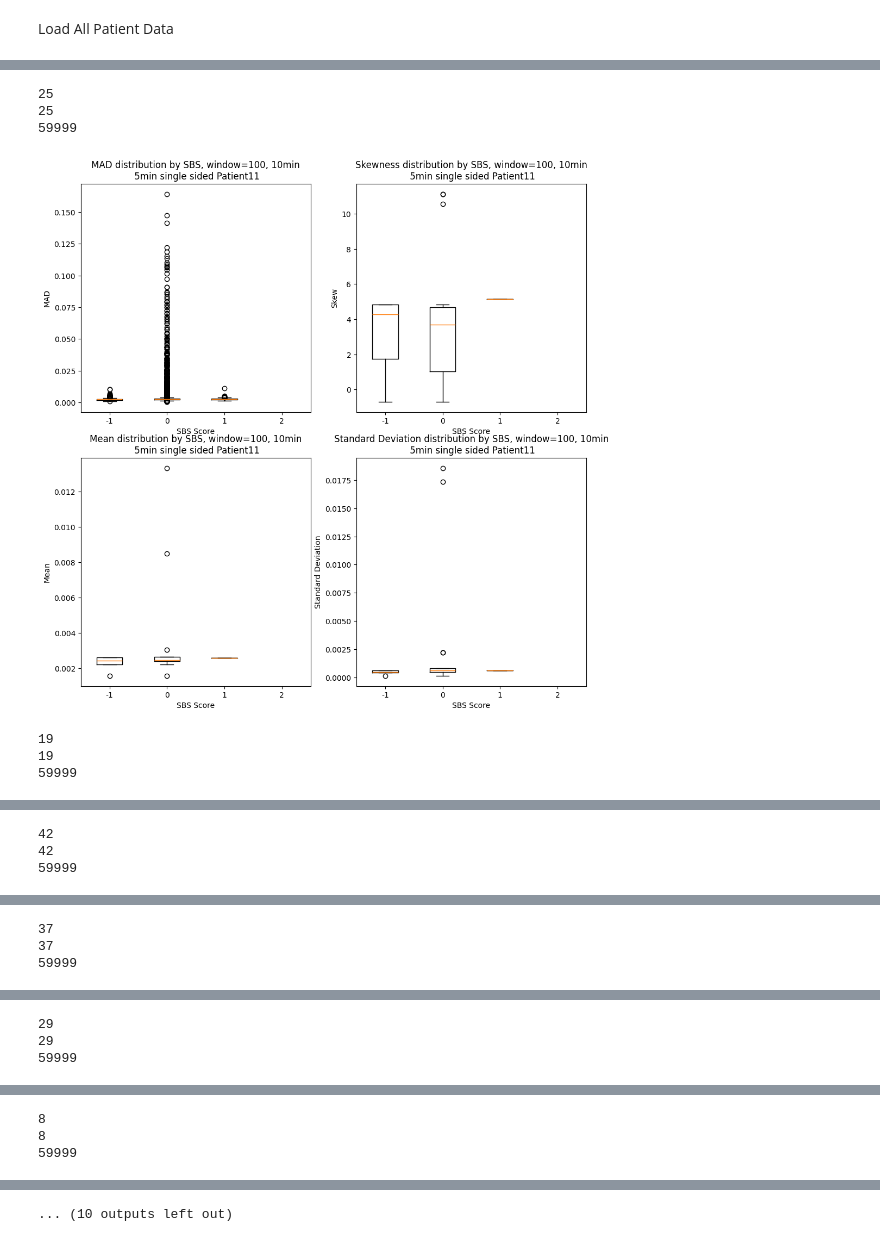
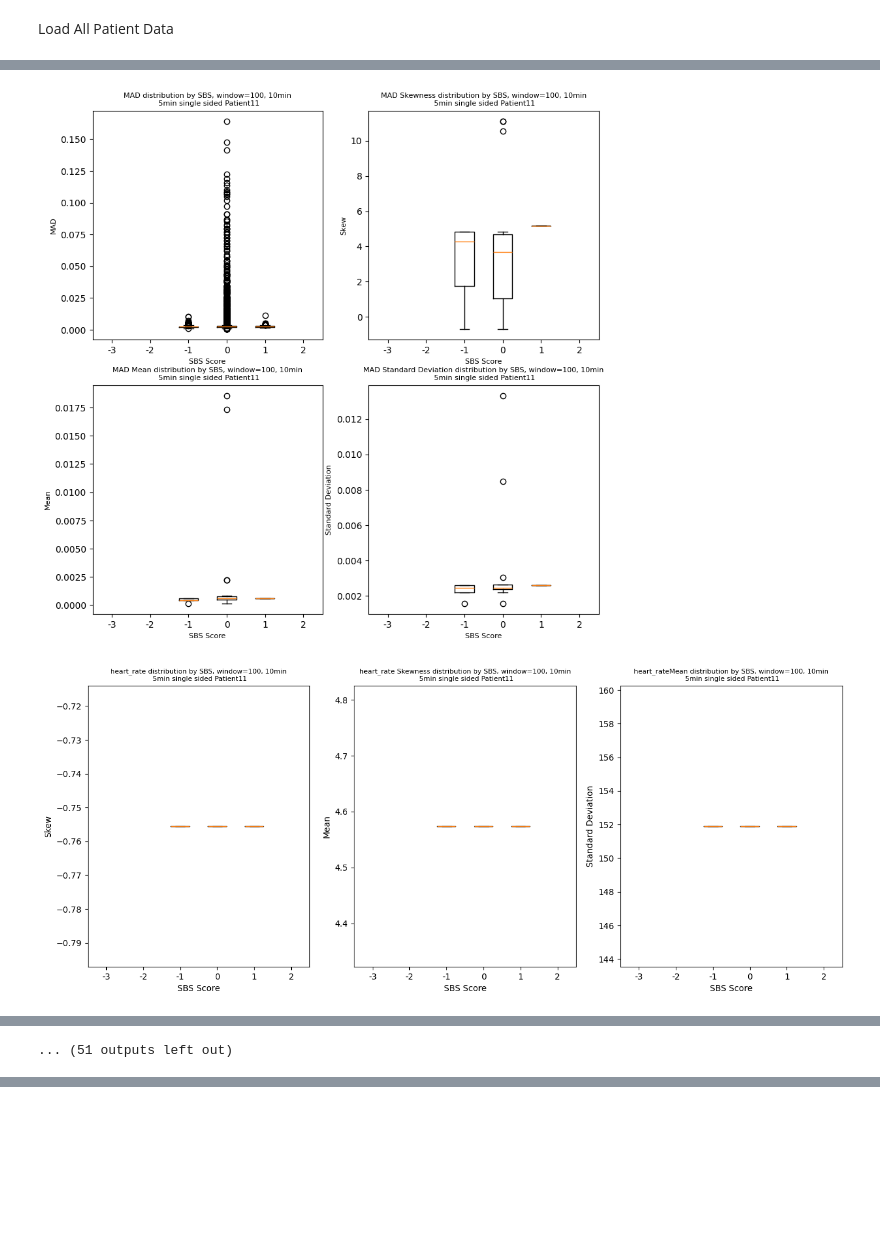
Before and after one commit to fyng/PedAccel, a Jupyter notebook: data_analysis/PythonPipeline/Visualizations/BoxPlots_ALL_Patients.ipynb, the cells around one changed output, grey strips where cells are left out. Cells and saved outputs as stored; diff of their text form; code cells hidden in the pictures; blank space fills up the shorter version.

Commit message:
All vitals plotted

```diff
--- a/data_analysis/PythonPipeline/Visualizations/BoxPlots_ALL_Patients.ipynb
+++ b/data_analysis/PythonPipeline/Visualizations/BoxPlots_ALL_Patients.ipynb
@@ -80,12 +121,13 @@ def report_quartiles(sbs_mad_dict):
 # %% [markdown]
 Load All Patient Data
 # %%
-data_dir = 'C:/Users/sidha/OneDrive/Sid Stuff/PROJECTS/iMEDS Design Team/Data Analysis/PedAccel/data_analysis/PythonPipeline/PatientData'
-
-# data_dir = r'C:\Users\jakes\Documents\DT 6 Analysis\PythonCode\PedAccel\data_analysis\PythonPipeline\PatientData'
 #set params
 slice_size_min = 10
 lead_time = 5
 window_size = 100 #100 is 1 second worth of time
+#data_dir = 'C:/Users/sidha/OneDrive/Sid Stuff/PROJECTS/iMEDS Design Team/Data Analysis/PedAccel/data_analysis/PythonPipeline/PatientData'
+data_dir = r'C:\Users\jakes\Documents\DT 6 Analysis\PythonCode\PedAccel\data_analysis\PythonPipeline\PatientData'
 
-preprocess.load_and_segment_data(data_dir, slice_size_min, lead_time) #take sbs csv and accel gt3x to create a .mat file with vector magnitudes
+#preprocess.load_and_segment_data(data_dir, slice_size_min, lead_time) #take sbs csv and accel gt3x to create a .mat file with vector magnitudes
+
+vitals_list = ['heart_rate','SpO2','respiratory_rate', 'blood_pressure_systolic', 'blood_pressure_mean', 'blood_pressure_diastolic']
@@ -110,21 +134,41 @@ Save to file
 # %%
 #There is no error handling in place, the .mat file must exist
 for patient in os.listdir(data_dir):
         # filter out non-directories
         patient_dir = os.path.join(data_dir, patient)
         if os.path.isdir(patient_dir):
-            data_filepath = os.path.join(patient_dir, f'{patient}_{lead_time}MIN_{slice_size_min - lead_time}MIN.mat')
-        data = loadmat(data_filepath)
-        x_mag = data["x_mag"]
-        sbs = data["sbs"].flatten()
-        print(len(x_mag))
-        print(len(sbs))
-        print(len(x_mag[0]))
-        ax, sbs_mad_dict, sbs_mean_dict, sbs_stdev_dict, sbs_skew_dict = sbs_boxplot(sbs, x_mag, window_size, show_outlier=True)
-        ax[0,0].set_title('MAD distribution by SBS, window=100, 10min\n 5min single sided ' + patient)
-        ax[0,1].set_title('Skewness distribution by SBS, window=100, 10min\n 5min single sided ' + patient)
-        ax[1,0].set_title('Mean distribution by SBS, window=100, 10min\n 5min single sided ' + patient)
-        ax[1,1].set_title('Standard Deviation distribution by SBS, window=100, 10min\n 5min single sided ' + patient)
+            data_filepath_accel = os.path.join(patient_dir, f'{patient}_{lead_time}MIN_{slice_size_min - lead_time}MIN.mat')
+            data_filepath_vitals = os.path.join(patient_dir, f'{patient}_SICKBAY_{lead_time}MIN_{slice_size_min - lead_time}MIN.mat')
+        accel_data = loadmat(data_filepath_accel)
+        x_mag = accel_data["x_mag"]
+        sbs = accel_data["sbs"].flatten()
+        ax1, sbs_mad_dict, sbs_mean_dict, sbs_stdev_dict, sbs_skew_dict = MAD_boxplot(sbs, x_mag, window_size, show_outlier=True)
+        ax1[0,0].set_title('MAD distribution by SBS, window=100, 10min\n 5min single sided ' + patient, fontsize = 8)
+        ax1[0,1].set_title('MAD Skewness distribution by SBS, window=100, 10min\n 5min single sided ' + patient, fontsize = 8)
+        ax1[1,0].set_title('MAD Mean distribution by SBS, window=100, 10min\n 5min single sided ' + patient, fontsize = 8)
+        ax1[1,1].set_title('MAD Standard Deviation distribution by SBS, window=100, 10min\n 5min single sided ' + patient, fontsize = 8)
         plt.show()
+
+        vitals_data = loadmat(data_filepath_vitals)
+        for i in vitals_list:
+            sbs = f'{i}_sbs'
+            my_sbs = vitals_data[sbs].flatten()
+
+            #Arrays for each patient have different sizes, not sure why at the moment
+            signal = vitals_data[i].flatten()
+            if(isinstance(signal[0],float )):
+                 signal = signal
+            elif(isinstance(signal[0][0], float)):
+                 signal = signal[0]
+            elif(isinstance(signal[0][0][0], float)):
+                 signal = signal[0][0]
+
+            ax2, sbs_mean_dict, sbs_stdev_dict, sbs_skew_dict = vitals_boxplot(vitals_data[sbs].flatten(), signal, window_size, show_outlier=True)
+            ax2[0].set_title(f'{i} distribution by SBS, window=100, 10min\n 5min single sided ' + patient, fontsize = 8)
+            ax2[1].set_title(f'{i} Skewness distribution by SBS, window=100, 10min\n 5min single sided ' + patient, fontsize = 8)
+            ax2[2].set_title(f'{i} Mean distribution by SBS, window=100, 10min\n 5min single sided ' + patient, fontsize = 8)
+            plt.show()
         #report_quartiles(sbs_mad_dict)
 # %% [output]
+[figure, new version]
+[figure, new version]
@@ -131,7 +185 @@ for patient in os.listdir(data_dir):
-25
-25
-59999
+... (51 outputs left out)
-[figure, old version]
-19
-19
-59999
@@ -139,3 +185,0 @@ for patient in os.listdir(data_dir):
-42
-42
-59999
@@ -143,3 +185,0 @@ for patient in os.listdir(data_dir):
-37
-37
-59999
@@ -147,3 +185,0 @@ for patient in os.listdir(data_dir):
-29
-29
-59999
@@ -151,3 +185,0 @@ for patient in os.listdir(data_dir):
-8
-8
-59999
@@ -155 +185,0 @@ for patient in os.listdir(data_dir):
-... (10 outputs left out)
```
Also changed, not shown: parts of 4 cells of this notebook.
